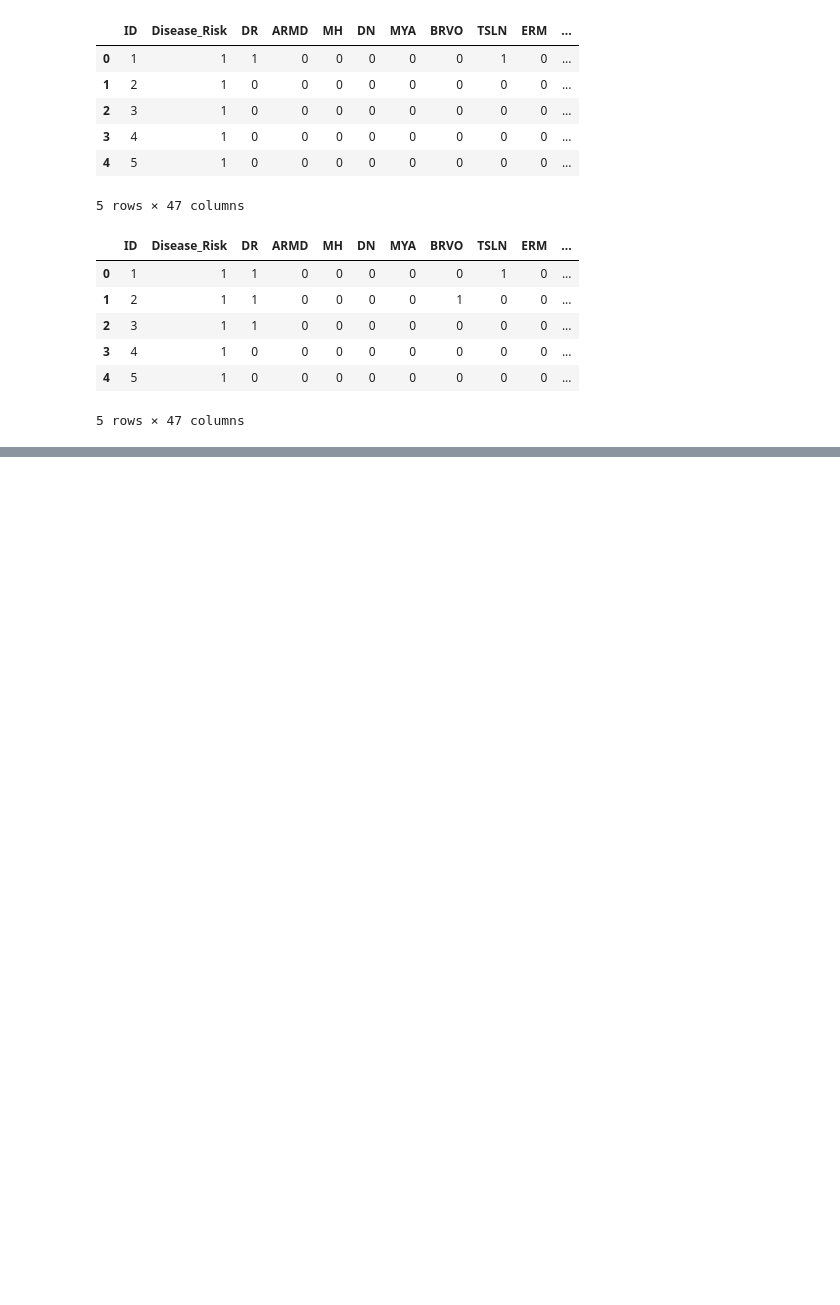
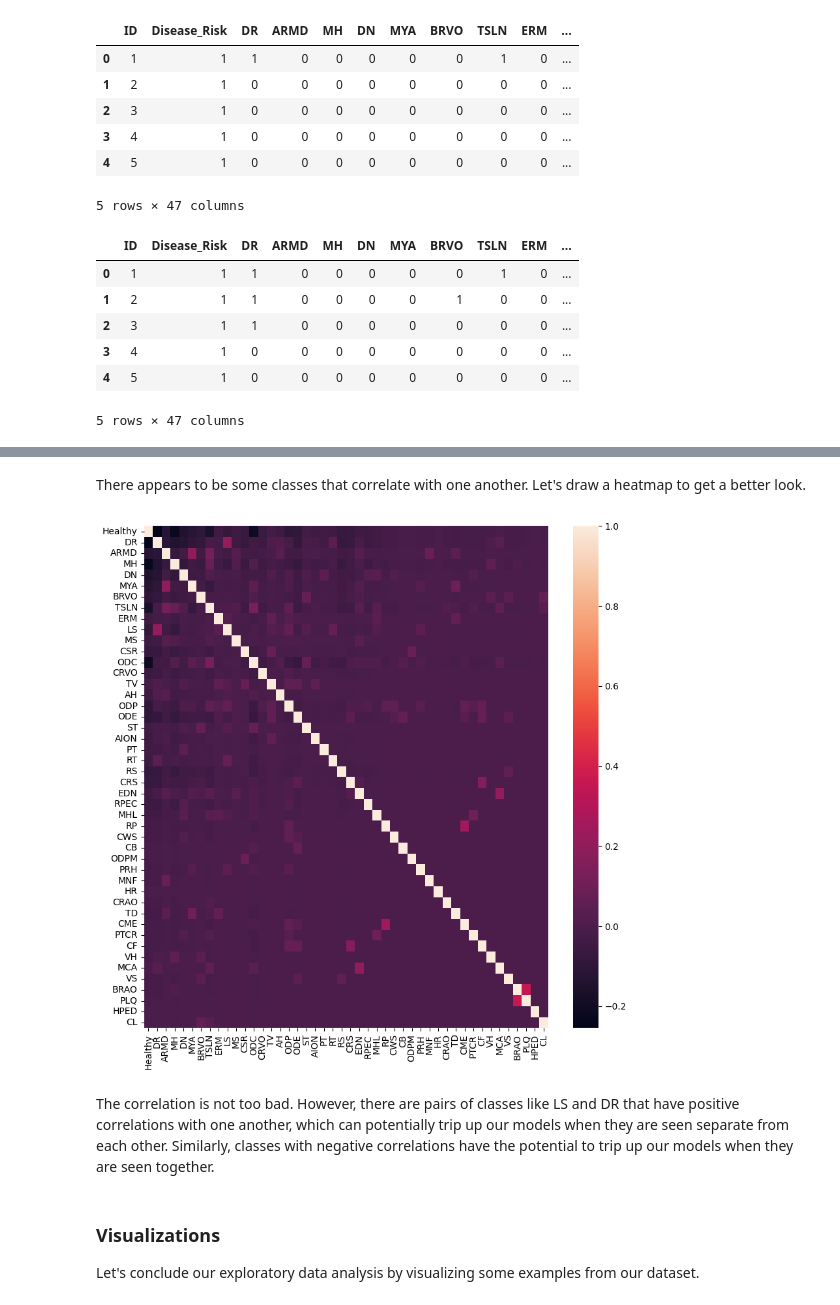
Before and after one commit to OlivesnPink/CompHealthAndMedFinal, a Jupyter notebook: ExploratoryDataAnalysis.ipynb, the cells around one changed output, grey strips where cells are left out. Drawn from its saved outputs; the diff is of its cells as text; code cells hidden in the pictures; blank space fills up the shorter version.

```diff
--- a/ExploratoryDataAnalysis.ipynb
+++ b/ExploratoryDataAnalysis.ipynb
@@ -129,0 +124,3 @@ Let's conclude our exploratory data analysis by visualizing some examples from o
+# %%
+correlations = metadata.drop(['ID'], axis=1).corr()
+display(correlations)
@@ -130,2 +146,16 @@ Let's conclude our exploratory data analysis by visualizing some examples from o
+# %% [markdown]
+There appears to be some classes that correlate with one another. Let's draw a heatmap to get a better look.
+# %%
+plt.figure(figsize=(10, 10))
+sns.heatmap(correlations, xticklabels=True, yticklabels=True)
+plt.show()
+# %% [output]
+[figure, added]
+# %% [markdown]
+The correlation is not too bad. However, there are pairs of classes like LS and DR that have positive correlations with one another, which can potentially trip up our models when they are seen separate from each other. Similarly, classes with negative correlations have the potential to trip up our models when they are seen together.
+# %% [markdown]
+### Visualizations
+
+Let's conclude our exploratory data analysis by visualizing some examples from our dataset.
 # %%
 #TODO: Visualize images from the dataset.
```
Also changed, not shown: parts of 7 cells of this notebook.
